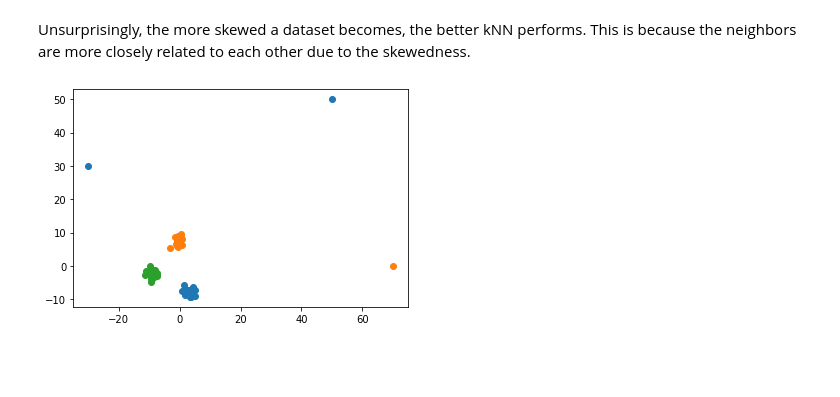
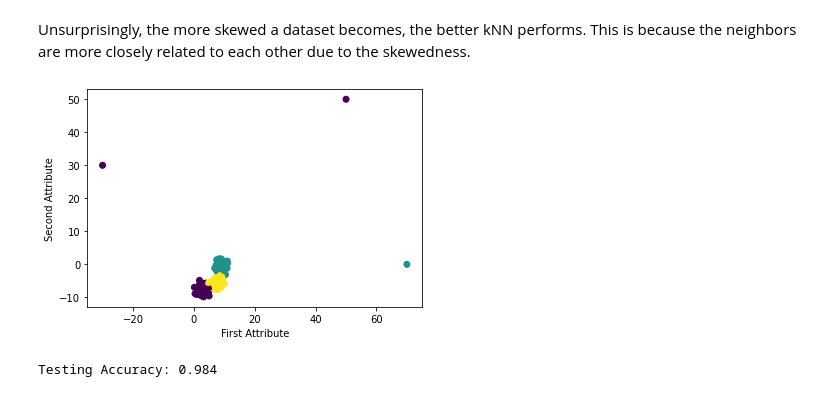
Before and after one commit to athanzxyt/ml_basics, a Jupyter notebook: kNN.ipynb, the cells around one changed output. Cells and saved outputs as stored; diff of their text form; code cells hidden in the pictures; blank space fills up the shorter version.

```diff
--- a/kNN.ipynb
+++ b/kNN.ipynb
@@ -166,12 +170,22 @@ Testing Accuracy: 1.000
 Unsurprisingly, the more skewed a dataset becomes, the better kNN performs. This is because the neighbors are more closely related to each other due to the skewedness.
 # %%
 # Add outliers
-X, Y = make_blobs(n_samples=[25,25,25], n_features=3, random_state=1000)
-X = np.append(X, [[-30,30,30],[50,50,0],[70,0,0]], axis=0)
+X, Y = make_blobs(n_samples=[100,100,100], n_features=2, random_state=1000)
+X = np.append(X, [[-30,30],[50,50],[70,0]], axis=0)
 Y = np.append(Y, [0,0,1], axis=0)
 X_train, X_test, Y_train, Y_test = train_test_split(X, Y, train_size=0.8, random_state=1000)
 
-for label in np.unique(Y):
-    plt.scatter(X[Y==label,0],X[Y==label,1])
+plt.scatter(X[:,0],X[:,1],c=Y)
+plt.xlabel("First Attribute")
+plt.ylabel("Second Attribute")
+plt.show()
 # %% [output]
-[figure, old version]
+[figure, new version]
+# %%
+clf = kNN()
+clf.fit(X_train,Y_train)
+preds = clf.predict(X_test)
+acc = np.sum(preds==Y_test) / len(Y_test)
+print(f"Testing Accuracy:{acc: .3f}")
+# %% [output]
+Testing Accuracy: 0.984
```
Also changed, not shown: parts of 5 cells of this notebook.
